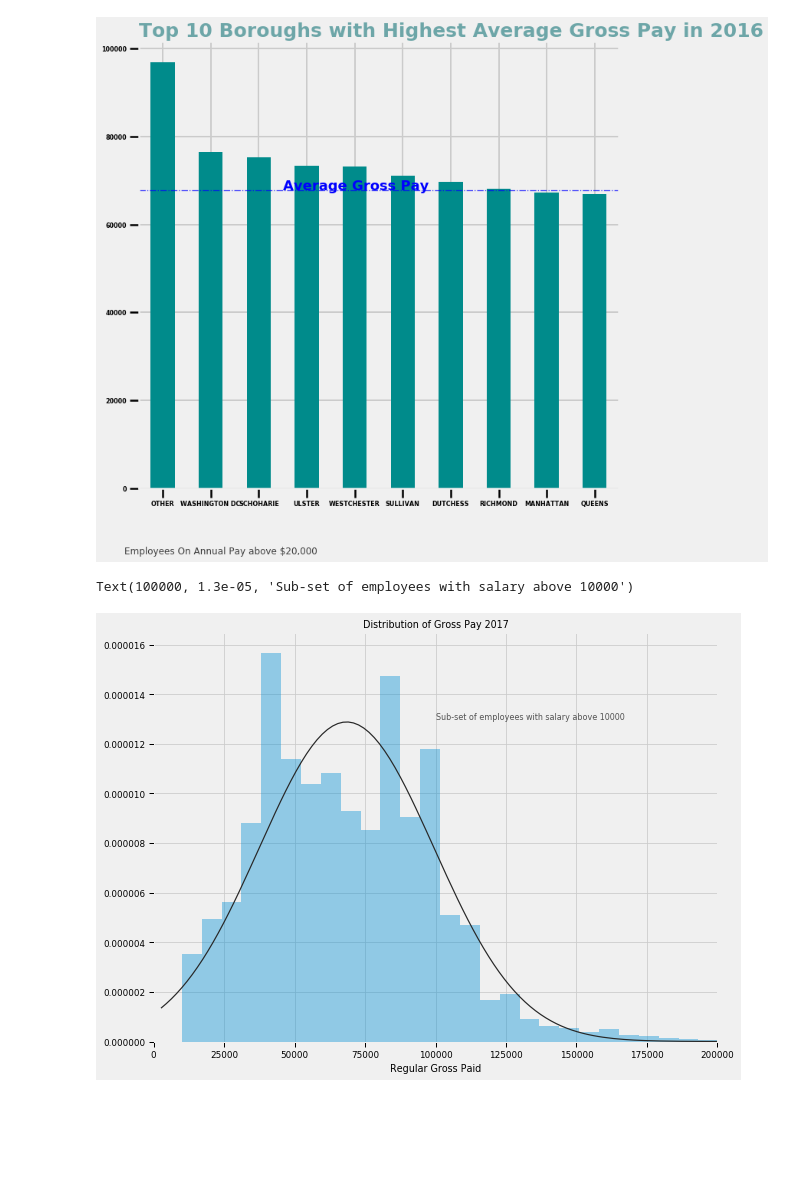
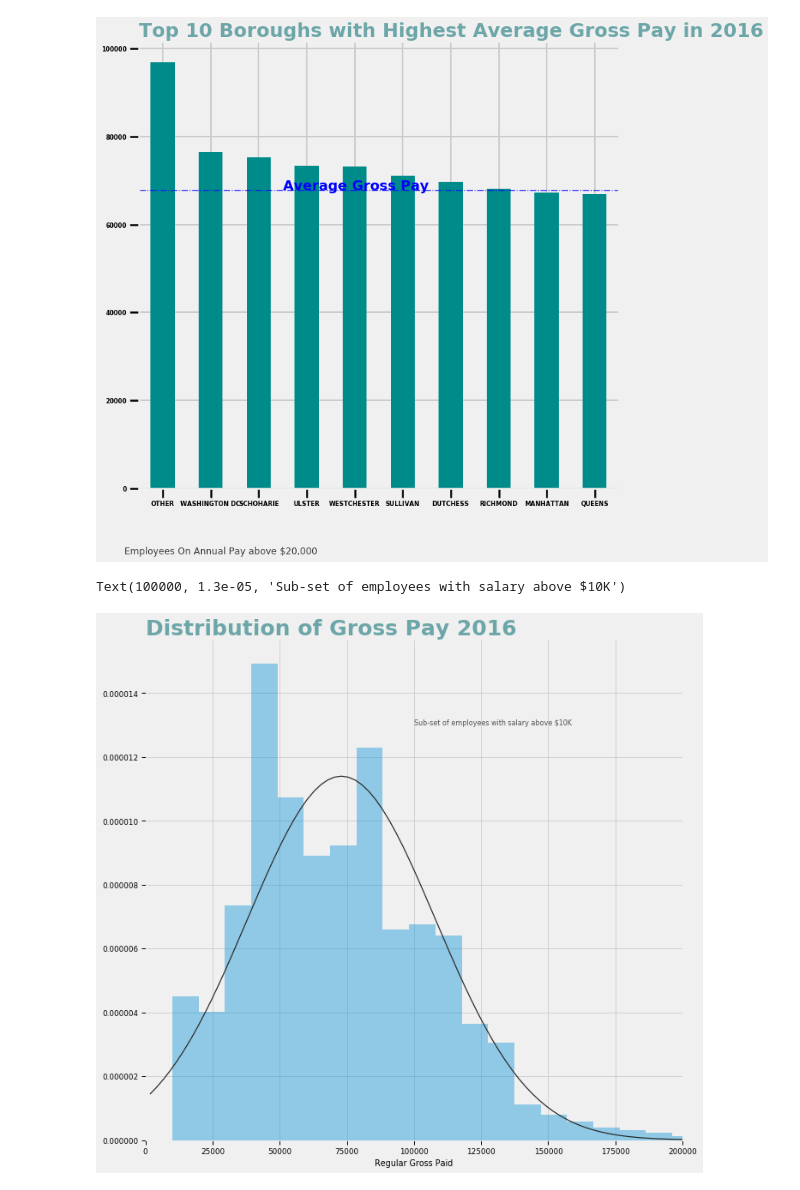
Before and after one commit to jhenvi/NYC-Citywide-Payroll-Data, a Jupyter notebook: NYC_PayrollAnalysis.ipynb, the cells around one changed output. Drawn from its saved outputs; the diff is of its cells as text; code cells hidden in the pictures; blank space fills up the shorter version.

Commit message:
Distribution graphs

```diff
--- a/NYC_PayrollAnalysis.ipynb
+++ b/NYC_PayrollAnalysis.ipynb
@@ -332,26 +333,30 @@ plt.savefig('output/Highest_Average_Gross_2016Plot.png')
 # %% [output]
 [figure]
 # %%
-### --- Distributions ---- ###
-## creation of subets. For each year.
+#Historgram Distribution for gross pay
+
 from scipy.stats import norm
+
 payroll_data2 = payroll_data1[(payroll_data1["Pay Basis"] == "per Annum") & (payroll_data1["Regular Gross Paid"] > 10000) & (payroll_data1["Base Salary"] > 10000)]
-cc = payroll_data2[payroll_data2["Fiscal Year"]==2014]
-dd = payroll_data2[payroll_data2["Fiscal Year"]==2015]
-ee = payroll_data2[payroll_data2["Fiscal Year"]==2016]
-ff = payroll_data2[payroll_data2["Fiscal Year"]==2017]
-gg = payroll_data2[payroll_data2["Fiscal Year"]==2018]
-hh = payroll_data2[payroll_data2["Fiscal Year"]==2019]
-# Year 2017 Distribution    (too lazy to add title)
+f14 = payroll_data2[payroll_data3["Fiscal Year"]==2014]
+f15 = payroll_data2[payroll_data3["Fiscal Year"]==2015]
+f16 = payroll_data2[payroll_data3["Fiscal Year"]==2016]
+f17 = payroll_data2[payroll_data3["Fiscal Year"]==2017]
+f18 = payroll_data2[payroll_data3["Fiscal Year"]==2018]
+f19 = payroll_data2[payroll_data3["Fiscal Year"]==2019]
+
+# Year 2016 Distribution
 sb.set_context("paper")
-sb.distplot(ff["Regular Gross Paid"],fit=norm,kde=False)
-#sb.set(xticks=np.arange(0,250000,50000))
+sb.distplot(f19["Regular Gross Paid"],fit=norm,kde=False)
+
+
 plt.xlim(left=0, right=200000)
-plt.title('Distribution of Gross Pay 2017')
-plt.text(x=100000, y=.000013, s="Sub-set of employees with salary above 10000", fontsize=8,alpha=.65)
+
+plt.title("Distribution of Gross Pay 2016", loc="left",fontsize=25, color="cadetblue", fontweight= "bold", alpha=.90)
+plt.text(x=100000, y=.000013, s="Sub-set of employees with salary above $10K", fontsize=8,alpha=.65)
 # %% [output]
-Text(100000, 1.3e-05, 'Sub-set of employees with salary above 10000')
+Text(100000, 1.3e-05, 'Sub-set of employees with salary above $10K')
-[figure, old version]
+[figure, new version]
 # %%
 # Year 2017 Distribution
 sb.set_context("paper")
```
Also changed, not shown: parts of 14 cells of this notebook, 3 other files.
